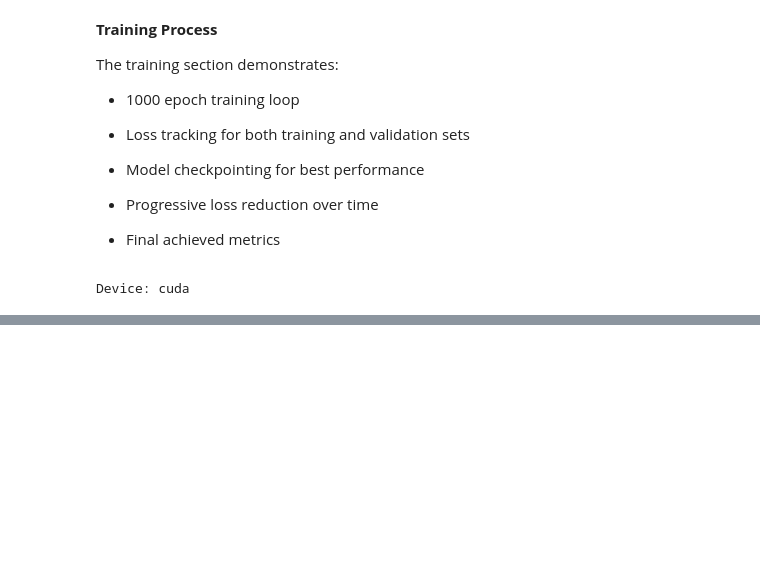
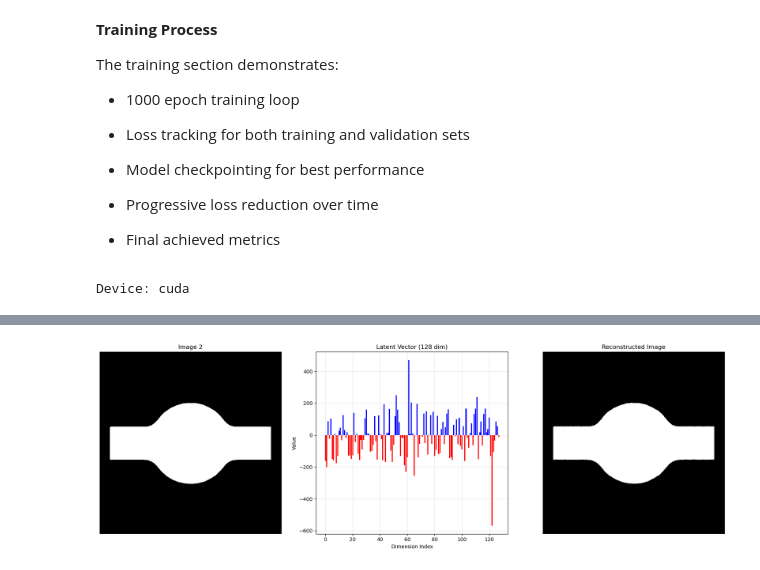
Before and after one commit to DanilaMos/Flow-Domain-Interpolation, a Jupyter notebook: CAE/CAE.ipynb, the cells around one changed output, grey strips where cells are left out. Saved outputs shown, nothing was run; the diff lists cells and outputs as text; code cells hidden in the pictures; blank space fills up the shorter version.

```diff
--- a/CAE/CAE.ipynb
+++ b/CAE/CAE.ipynb
@@ -505,0 +747,36 @@ latent_vectors = np.array([1, 5, 0],
+# %%
+img_2 = Image.open(image_path_2)
+img_array_2 = np.array(img_2)  # (460, 648), 0 & 255
+img_tensor_2 = torch.from_numpy(img_array_2 / 255.0).float().unsqueeze(0).unsqueeze(0).to(device)
+
+with torch.no_grad():
+    latent_2 = model.encoder(img_tensor_2)
+    reconstructed_2 = model.decoder(latent_2)
+
+original_img_2 = img_tensor_2[0].cpu().squeeze().numpy()  # [H, W]
+latent_vector_2 = latent_2[0].cpu().numpy()               # [latent_dim]
+reconstructed_img_2 = reconstructed_2[0].cpu().squeeze().numpy()  # [H, W]
+
+plt.figure(figsize=(18, 6))
+plt.subplot(1, 3, 1)
+plt.title(f"Image 2")
+plt.imshow(original_img_2, cmap='gray')
+plt.axis('off')
+
+plt.subplot(1, 3, 2)
+plt.title(f"Latent Vector ({latent_dim} dim)")
+colors = ['r' if v < 0 else 'b' for v in latent_vector_2]
+plt.bar(range(latent_dim), latent_vector_2, color=colors)
+plt.xlabel("Dimension Index")
+plt.ylabel("Value")
+plt.grid(True, alpha=0.3)
+
+plt.subplot(1, 3, 3)
+plt.title("Reconstructed Image")
+plt.imshow(reconstructed_img_2, cmap='gray')
+plt.axis('off')
+
+plt.tight_layout()
+plt.show()
+# %% [output]
+[figure, added]
```
Also changed, not shown: parts of 38 cells of this notebook.
